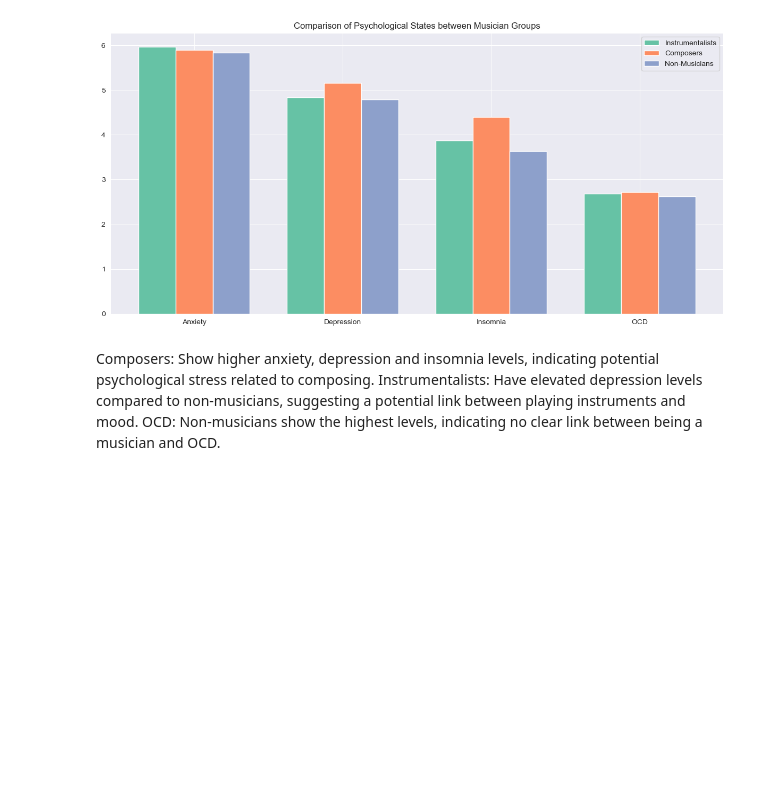
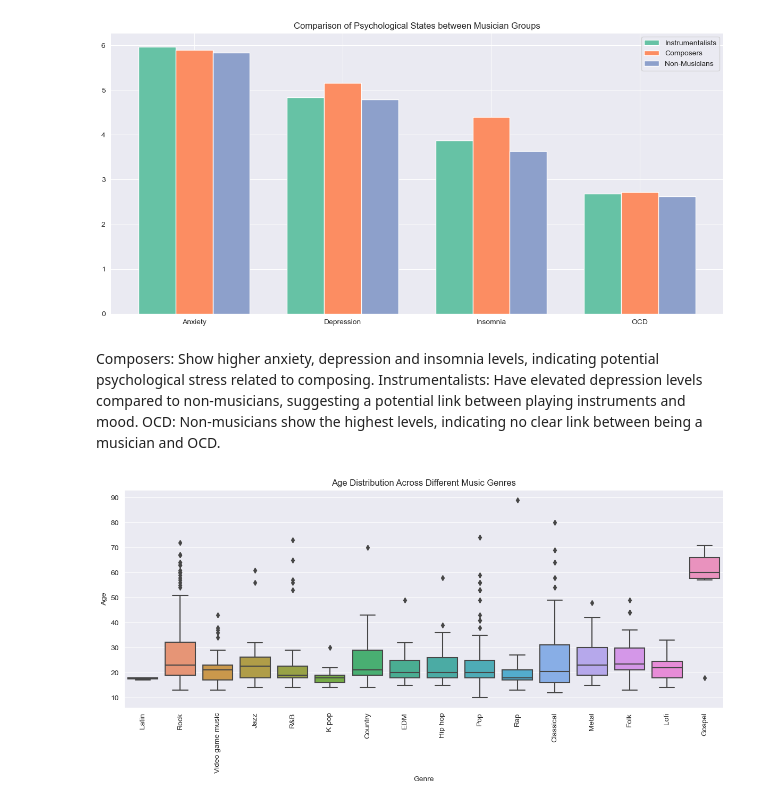
Before and after one commit to olgashydlovska/Music_analysis, a Jupyter notebook: music_analysis.ipynb, the cells around one changed output. Saved outputs shown, nothing was run; the diff lists cells and outputs as text; code cells hidden in the pictures; blank space fills up the shorter version.

```diff
--- a/music_analysis.ipynb
+++ b/music_analysis.ipynb
@@ -917,3 +917,20 @@ plt.show();
 Composers: Show higher anxiety, depression and insomnia levels, indicating potential psychological stress related to composing.
 Instrumentalists: Have elevated depression levels compared to non-musicians, suggesting a potential link between playing instruments and mood.
 OCD: Non-musicians show the highest levels, indicating no clear link between being a musician and OCD.
+# %%
+# Extract necessary columns
+age_genre_data = df[['Age', 'Fav genre']]
+
+# Plotting the data
+plt.figure(figsize=(12, 6))
+sns.boxplot(x='Fav genre', y='Age', data=age_genre_data)
+plt.xticks(rotation=90)
+plt.xlabel('Genre')
+plt.ylabel('Age')
+plt.title('Age Distribution Across Different Music Genres')
+plt.tight_layout()
+
+# Show the plot
+plt.show();
+# %% [output]
+[figure, added]
```
Also changed, not shown: parts of 5 cells of this notebook.
